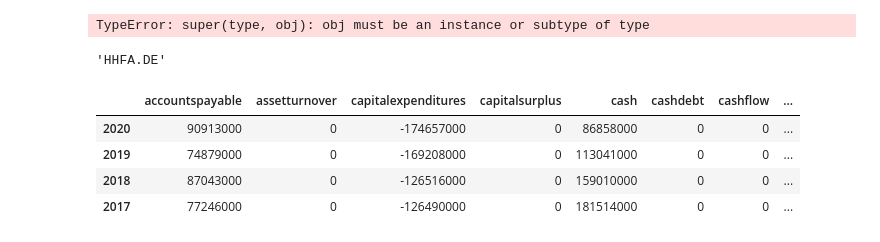
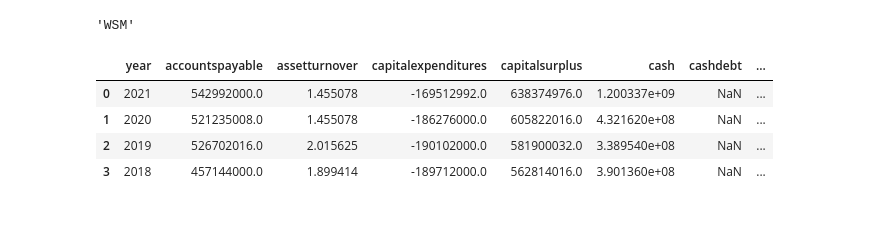
Before and after one commit to Michiel-DK/tracker, a Jupyter notebook: notebooks/try2.ipynb, the cells around one changed output. Drawn from its saved outputs; the diff is of its cells as text; code cells hidden in the pictures.

```diff
--- a/notebooks/try2.ipynb
+++ b/notebooks/try2.ipynb
@@ -7,18 +7,16 @@ import pandas as pd
 # %%
 pd.set_option("display.max_rows", None, "display.max_columns", None)
 # %%
-adbe = Yahoo('HSI')
+adbe = Yahoo('WSM')
-# %% [output]
-TypeError: super(type, obj): obj must be an instance or subtype of type
 # %%
 adbe.ticker
 # %% [output]
-'HHFA.DE'
+'WSM'
 # %%
-adbe.get_financials()
+adbe.get_fundamentals()
 # %% [output]
-|  | accountspayable | assetturnover | capitalexpenditures | capitalsurplus | cash | cashdebt | cashflow | ... |
-| 2020 | 90913000 | 0 | -174657000 | 0 | 86858000 | 0 | 0 | ... |
-| 2019 | 74879000 | 0 | -169208000 | 0 | 113041000 | 0 | 0 | ... |
-| 2018 | 87043000 | 0 | -126516000 | 0 | 159010000 | 0 | 0 | ... |
-| 2017 | 77246000 | 0 | -126490000 | 0 | 181514000 | 0 | 0 | ... |
+|  | year | accountspayable | assetturnover | capitalexpenditures | capitalsurplus | cash | cashdebt | ... |
+| 0 | 2021 | 542992000.0 | 1.455078 | -169512992.0 | 638374976.0 | 1.200337e+09 | NaN | ... |
+| 1 | 2020 | 521235008.0 | 1.455078 | -186276000.0 | 605822016.0 | 4.321620e+08 | NaN | ... |
+| 2 | 2019 | 526702016.0 | 2.015625 | -190102000.0 | 581900032.0 | 3.389540e+08 | NaN | ... |
+| 3 | 2018 | 457144000.0 | 1.899414 | -189712000.0 | 562814016.0 | 3.901360e+08 | NaN | ... |
```
Also changed, not shown: parts of 14 cells of this notebook, 9 other files.
